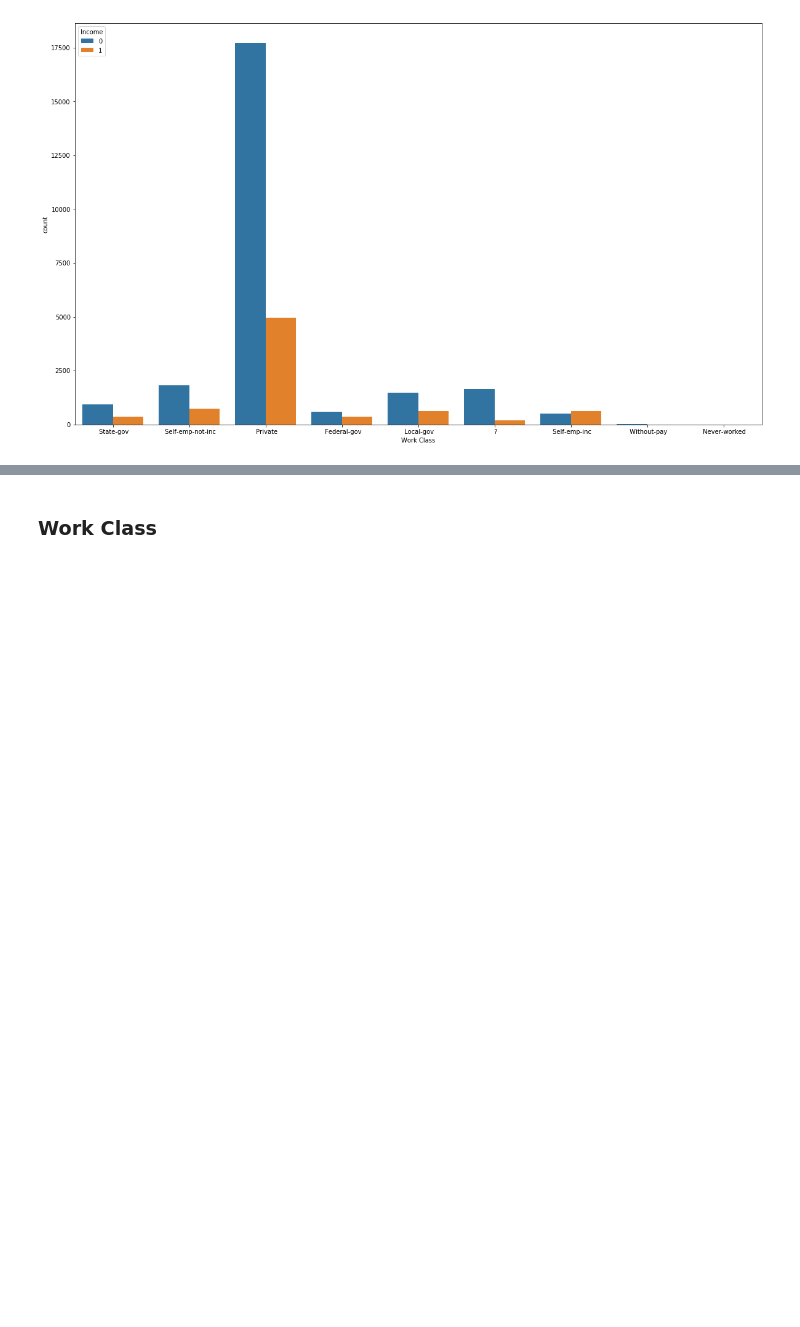
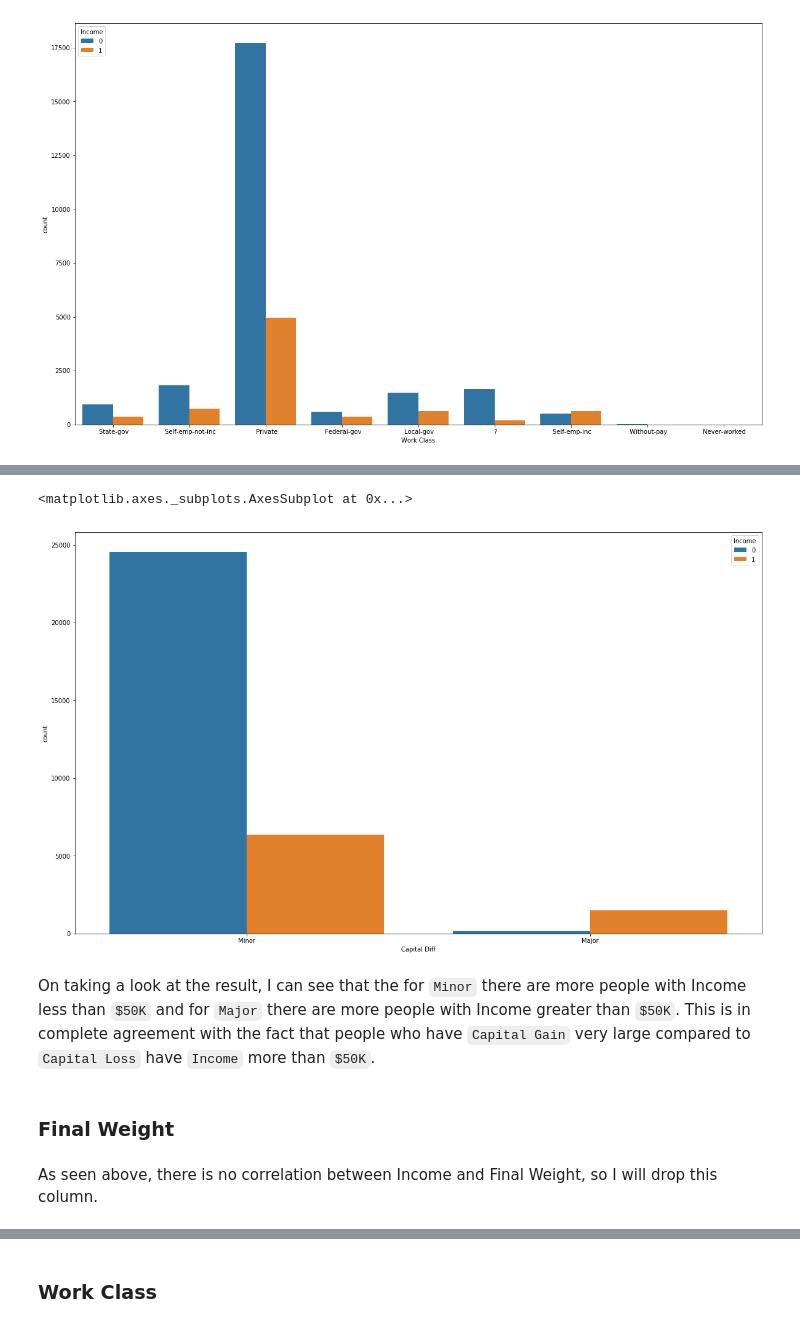
Before and after one commit to kb22/Income-Predictor, a Jupyter notebook: Income Predictor.ipynb, the cells around one changed output, grey strips where cells are left out. Saved outputs shown, nothing was run; the diff lists cells and outputs as text; code cells hidden in the pictures; blank space fills up the shorter version.

```diff
--- a/Income Predictor.ipynb
+++ b/Income Predictor.ipynb
@@ -103,0 +124,14 @@ sns.countplot(x = 'Work Class', hue = 'Income', data = dataset)
+# %%
+dataset['Capital Diff'] = dataset['Capital Gain'] - dataset['Capital Loss']
+# %%
+dataset['Capital Diff'] = pd.cut(dataset['Capital Diff'], bins = [-5000, 5000, 100000], labels = ['Minor', 'Major'])
+sns.countplot(x = 'Capital Diff', hue = 'Income', data = dataset)
+# %% [output]
+<matplotlib.axes._subplots.AxesSubplot at 0x...>
+[figure, added]
+# %% [markdown]
+On taking a look at the result, I can see that the for `Minor` there are more people with Income less than `$50K` and for `Major` there are more people with Income greater than `$50K`. This is in complete agreement with the fact that people who have `Capital Gain` very large compared to `Capital Loss` have `Income` more than `$50K`.
+# %% [markdown]
+### Final Weight
+# %% [markdown]
+As seen above, there is no correlation between Income and Final Weight, so I will drop this column.
```
Also changed, not shown: parts of 13 cells of this notebook, 1 other file.
